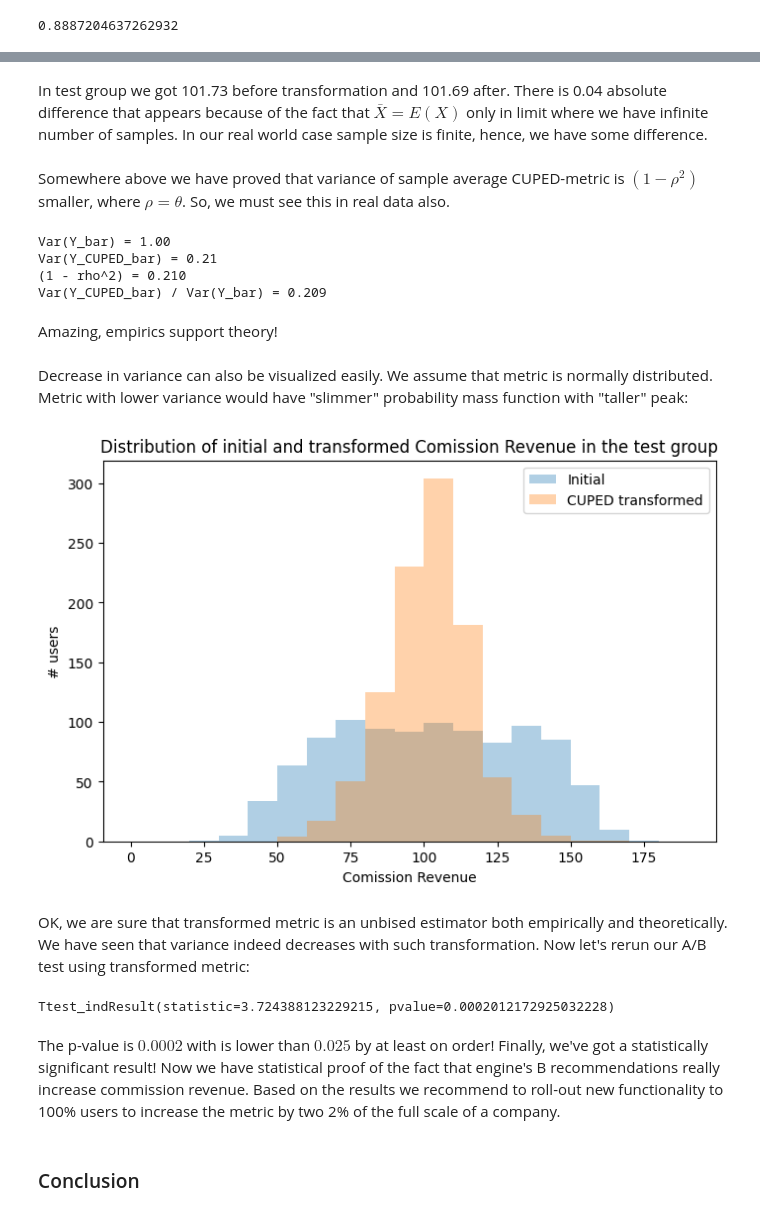
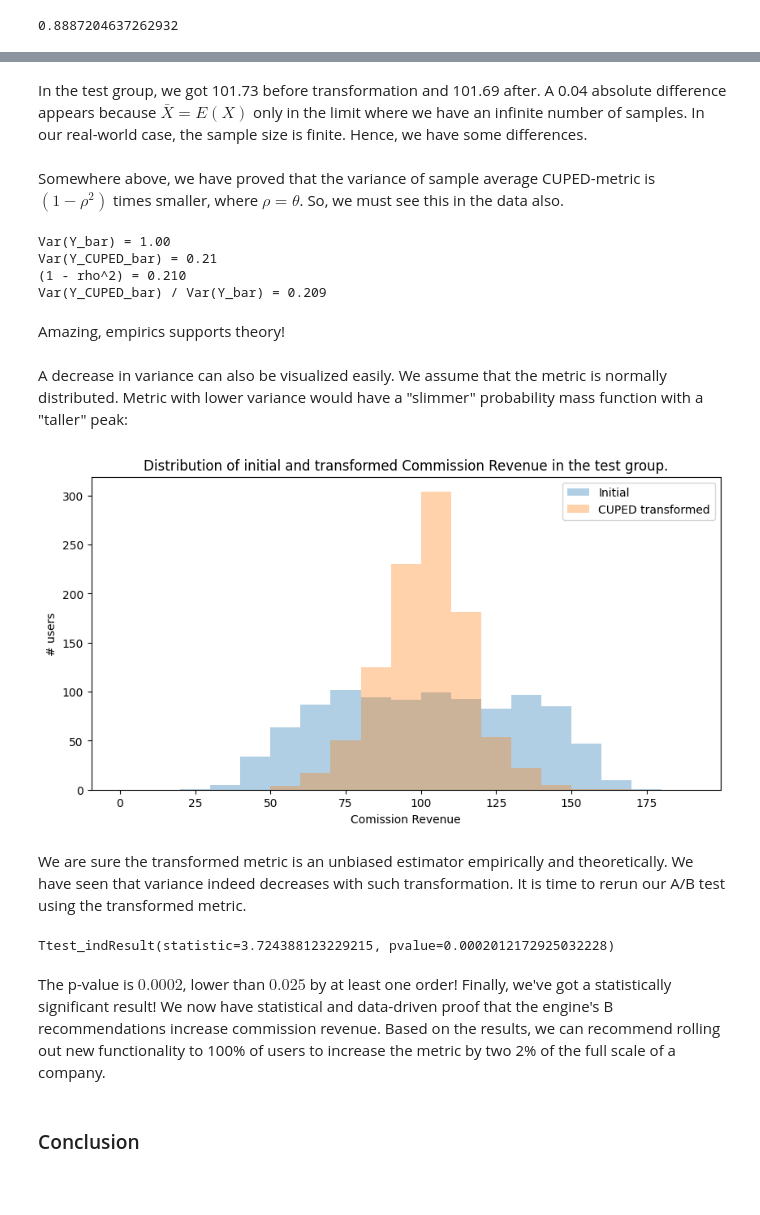
Before and after one commit to IgorKhomyanin/blog, a Jupyter notebook: cuped-for-starters/cuped-for-starters.ipynb, the cells around one changed output, grey strips where cells are left out. Cells and saved outputs as stored; diff of their text form; code cells hidden in the pictures; blank space fills up the shorter version.

```diff
--- a/cuped-for-starters/cuped-for-starters.ipynb
+++ b/cuped-for-starters/cuped-for-starters.ipynb
@@ -160,8 +168,8 @@ In a control group (old engine A) the CUPED_metric is on average equal to 99.28
 Relative increase is equal to 2.4%
 # %% [markdown]
-In test group we got 101.73 before transformation and 101.69 after. There is 0.04 absolute difference that appears because of the fact that $\bar{X} = E(X)$ only in limit where we have infinite number of samples. In our real world case sample size is finite, hence, we have some difference.
+In the test group, we got 101.73 before transformation and 101.69 after. A 0.04 absolute difference appears because $\bar{X} = E(X)$ only in the limit where we have an infinite number of samples. In our real-world case, the sample size is finite. Hence, we have some differences.
 # %% [markdown]
-Somewhere above we have proved that variance of sample average CUPED-metric is $(1-\rho^2)$ smaller, where $\rho=\theta$. So, we must see this in real data also.
+Somewhere above, we have proved that the variance of sample average CUPED-metric is $(1-\rho^2)$ times smaller, where $\rho=\theta$. So, we must see this in the data also.
 # %%
 var_Y = np.std(exp_data[exp_data['group'] == 'test']['commission_revenue_exp'])**2
 var_Y_bar = var_Y / len(exp_data[exp_data['group'] == 'test'])
@@ -179,36 +187,36 @@ Var(Y_CUPED_bar) = 0.21
 (1 - rho^2) = 0.210
 Var(Y_CUPED_bar) / Var(Y_bar) = 0.209
 # %% [markdown]
-Amazing, empirics support theory!
+Amazing, empirics supports theory!
 # %% [markdown]
-Decrease in variance can also be visualized easily. We assume that metric is normally distributed. Metric with lower variance would have "slimmer" probability mass function with "taller" peak:
+A decrease in variance can also be visualized easily. We assume that the metric is normally distributed. Metric with lower variance would have a "slimmer" probability mass function with a "taller" peak:
 # %%
-plt.figure(figsize=(8, 5))
+plt.figure(figsize=(10, 5))
 
 plt.hist(exp_data[exp_data['group'] == 'test']['commission_revenue_exp'],
          bins=np.arange(0.0, 200.0, 10.0),
          alpha=0.35,
          label='Initial')
 
 plt.hist(exp_data[exp_data['group'] == 'test']['commission_revenue_exp_cuped'],
          bins=np.arange(0.0, 200.0, 10.0),
          alpha=0.35,
          label='CUPED transformed')
 
 plt.legend()
 
 plt.xlabel('Comission Revenue')
 plt.ylabel('# users')
 
-plt.title('Distribution of initial and transformed Comission Revenue in the test group')
+plt.title('Distribution of initial and transformed Commission Revenue in the test group.')
 
 plt.savefig('./output/distributions.png', bbox_inches='tight', dpi=100)
 
 plt.show()
 # %% [output]
-[figure, old version]
+[figure, new version]
 # %% [markdown]
-OK, we are sure that transformed metric is an unbised estimator both empirically and theoretically. We have seen that variance indeed decreases with such transformation. Now let's rerun our A/B test using transformed metric:
+We are sure the transformed metric is an unbiased estimator empirically and theoretically. We have seen that variance indeed decreases with such transformation. It is time to rerun our A/B test using the transformed metric.
 # %%
 stats.ttest_ind(
     exp_data[exp_data['group'] == 'test']['commission_revenue_exp_cuped'],
@@ -217,7 +225,7 @@ stats.ttest_ind(
 # %% [output]
 Ttest_indResult(statistic=3.724388123229215, pvalue=0.0002012172925032228)
 # %% [markdown]
-The p-value is $0.0002$ with is lower than $0.025$ by at least on order! Finally, we've got a statistically significant result! Now we have statistical proof of the fact that engine's B recommendations really increase commission revenue. Based on the results we recommend to roll-out new functionality to 100% users to increase the metric by two 2% of the full scale of a company.
+The p-value is $0.0002$, lower than $0.025$ by at least one order! Finally, we've got a statistically significant result! We now have statistical and data-driven proof that the engine's B recommendations increase commission revenue. Based on the results, we can recommend rolling out new functionality to 100% of users to increase the metric by two 2% of the full scale of a company.
 # %% [markdown]
 ### Conclusion
 # %% [markdown]
```
Also changed, not shown: parts of 33 cells of this notebook, 1 other file.
